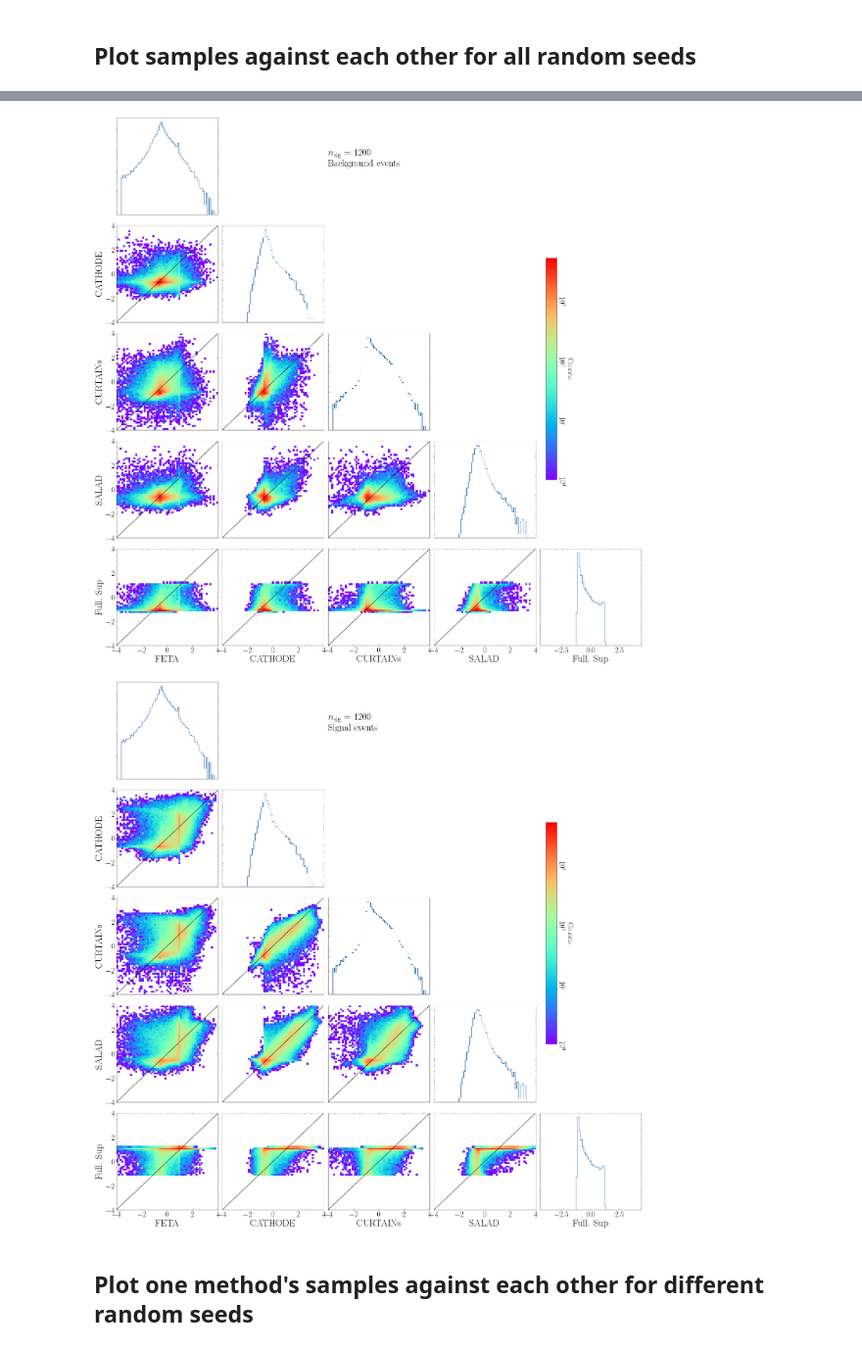
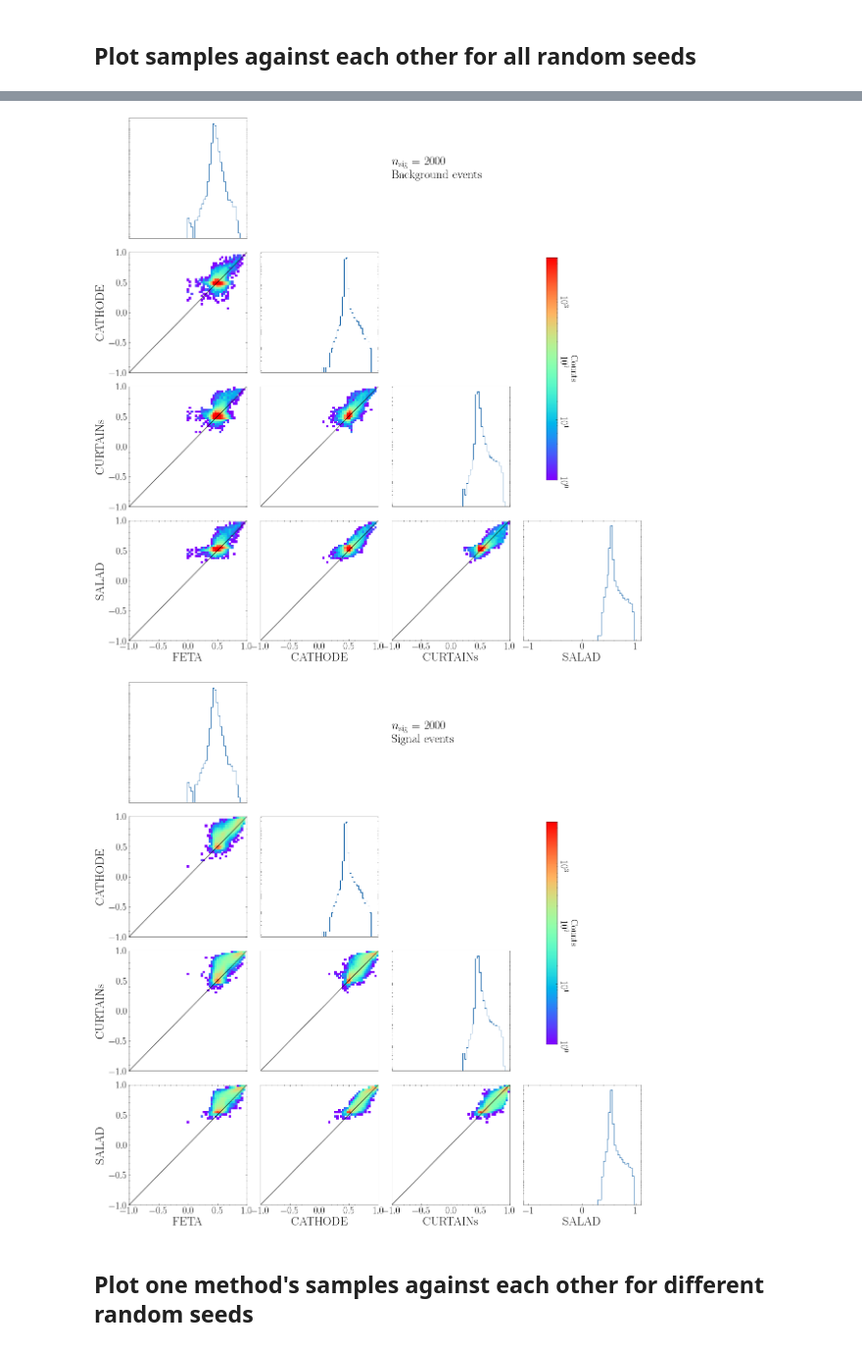
Before and after one commit to rmastand/FETA, a Jupyter notebook: analyze_scatterplot_all_synth.ipynb, the cells around one changed output, grey strips where cells are left out. Shown at 98% size. Cells and saved outputs as stored; diff of their text form; code cells hidden in the pictures.

```diff
--- a/analyze_scatterplot_all_synth.ipynb
+++ b/analyze_scatterplot_all_synth.ipynb
@@ -21,10 +21,13 @@ plt.style.use("science.mplstyle")
 #plt.style.use('science')
 dpi = 800
 # %%
-scatterplot_dir = "/global/ml4hep/spss/rrmastandrea/scatterplot_SSS/"
-scatterplot_dir
+scatterplot_dir = "/global/ml4hep/spss/rrmastandrea/NF_results_SSS/"
 
-n_seed = 5
+
+n_seed = 1
+
+num_bkg = 340000
+num_sig = 20000
 # %% [markdown]
 ## Visualize the scatterplots
 
@@ -40,22 +43,25 @@ def load_in_data(num_signal_to_inject, process, synth_ids):
         for seed_NN in range(n_seed):
 
             if iid != "fullsup":
-                data = np.load(f"{scatterplot_dir}/{iid}_results_seedNN{seed_NN}_nsig{num_signal_to_inject}.npy")
+                data = np.load(f"{scatterplot_dir}/nsig_inj{num_signal_to_inject}_seed1/{iid}_results_seedNN{seed_NN}_nsig{num_signal_to_inject}.npy")
             else:
-                data = np.load(f"{scatterplot_dir}/full_sup_results_seedNN{seed_NN}.npy")
+                data = np.load(f"{scatterplot_dir}/nsig_inj{num_signal_to_inject}_seed1/full_sup_results_seedNN{seed_NN}.npy")
 
+            print(data.shape)
             # currently standardizing each random seed independently. May want to revisit!
             if process == "StandardScale":
                 data_stand = StandardScaler().fit_transform(data)
 
             elif process == "IsotonicReg":
-                true_labels = np.concatenate((np.zeros((20000,)), np.ones((20000,))))
+                true_labels = np.concatenate((np.zeros((num_bkg,)), np.ones((num_sig,))))
                 data_stand = IsotonicRegression().fit_transform(data, true_labels).reshape(-1, 1)
             elif process == "None":
                 data_stand = data
 
-            data_bkg = data_stand[:20000]
-            data_sig = data_stand[20000:]
+
+
+            data_bkg = data_stand[:num_bkg]
+            data_sig = data_stand[num_bkg:]
 
             all_results_bkg[iid][seed_NN] = data_bkg
             all_results_sig[iid][seed_NN] = data_sig
@@ -63,10 +69,11 @@ def load_in_data(num_signal_to_inject, process, synth_ids):
 
     return all_results_bkg, all_results_sig
 # %%
-num_signal_to_inject = 1200
-process = "StandardScale"
+num_signal_to_inject = 2000
 
-synth_ids = ["feta", "cathode", "curtains", "salad", "fullsup"]#, "combined"]
 
+process = "None"
+
+synth_ids = ["feta", "cathode", "curtains", "salad"]#, "combined"]
 all_results_bkg, all_results_sig = load_in_data(num_signal_to_inject, process, synth_ids)
 # %% [output]
@@ -179,7 +189,7 @@ dim = len(synth_ids)
 
 #params for all plots
 num_bins = 60
-lower_plot_lim, upper_plot_lim = -4, 4
+lower_plot_lim, upper_plot_lim = -1, 1
 vmax = 5e3
 b = np.linspace(lower_plot_lim, upper_plot_lim, num_bins)
 cmap = "rainbow"
@@ -187,7 +197,7 @@ fontsize = 25
 small_font = 20
 
 
-nice_labels = ["FETA", "CATHODE", "CURTAINs", "SALAD", "Full. Sup"]
+nice_labels = ["FETA", "CATHODE", "CURTAINs", "SALAD"]
 
 
 fig, ax = plt.subplots(dim, dim, figsize = (4*dim, 4*dim))
@@ -243,12 +253,12 @@ fig.show()
 
 fig.savefig(f"paper_plots/corner_bkg_{num_signal_to_inject}.pdf", dpi = dpi)
 # %% [output]
-[figure, old version]
+[figure, new version]
 # %%
 
 #params for all plots
 num_bins = 60
-lower_plot_lim, upper_plot_lim = -4, 4
+lower_plot_lim, upper_plot_lim = -1, 1
 vmax = 5e3
 b = np.linspace(lower_plot_lim, upper_plot_lim, num_bins)
 cmap = "rainbow"
@@ -285,34 +295,34 @@ for dim_x in range(dim):
         if dim_y == dim - 1:
             ax[dim_y, dim_x].set_xlabel(nice_labels[dim_x], fontsize = fontsize)
             ax[dim_y, dim_x].tick_params(axis='x', which='major', labelsize=small_font)
         else:
             ax[dim_y, dim_x].set_xticks([])
         if (dim_x == 0) and (dim_y != 0):
             ax[dim_y, dim_x].set_ylabel(nice_labels[dim_y], fontsize = fontsize)
             ax[dim_y, dim_x].tick_params(axis='y', which='major', labelsize=small_font)
         else:
             ax[dim_y, dim_x].set_yticks([])
 
 # label
 ax[0, 2].text(0, .5, f"$n_\\mathrm{{sig}}$ = {num_signal_to_inject}\nSignal events", fontsize = fontsize)
 
 # colorbar (they all have the same one)
 cb_ax = fig.add_axes([.82,.34,.02,.4])
 cbar = fig.colorbar(img_sig[3],orientation='vertical',cax=cb_ax)
 
 cbar.ax.tick_params(labelsize=small_font, rotation = 270)
 cbar.set_label("Counts", fontsize = small_font, rotation = 270, labelpad = 20)
 
 
 
 
 
 plt.tight_layout()
 fig.show()
 
 fig.savefig(f"paper_plots/corner_sig_{num_signal_to_inject}.pdf", dpi = dpi)
 # %% [output]
-[figure, old version]
+[figure, new version]
 # %% [markdown]
 ## Plot one method's samples against each other for different random seeds
 # %%
```
Also changed, not shown: parts of 8 cells of this notebook, 1 other file.
